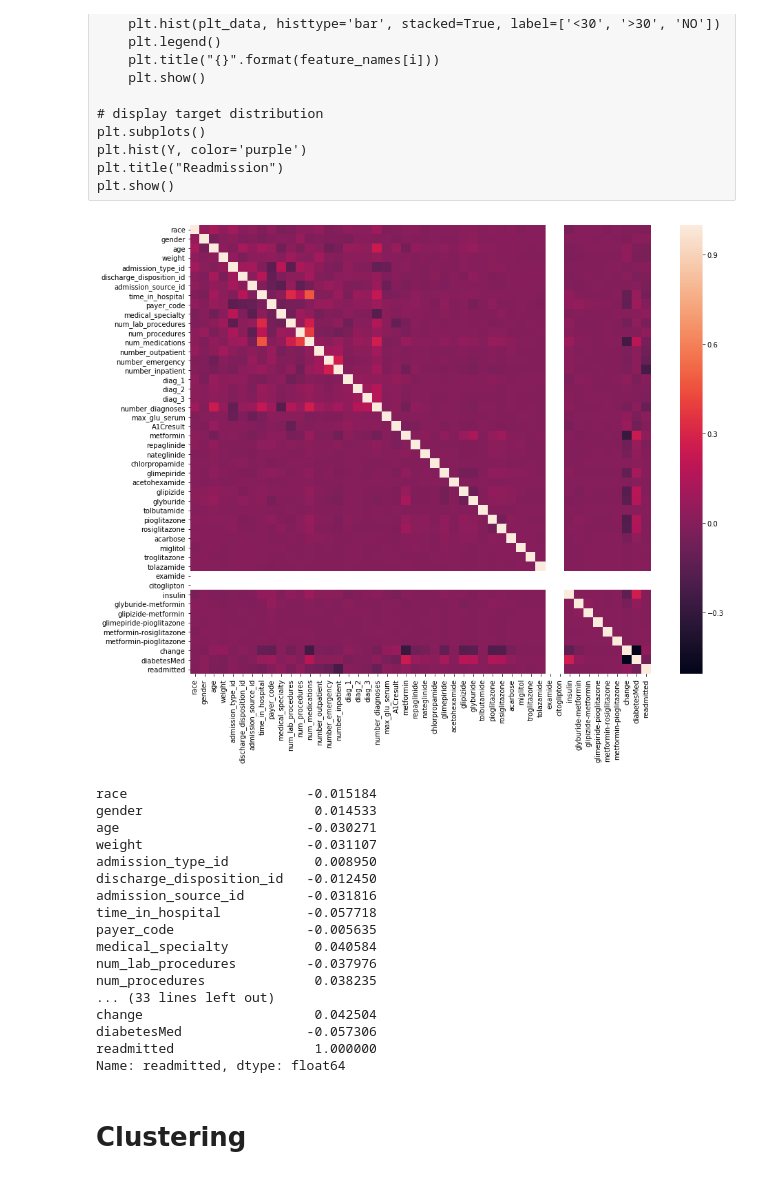
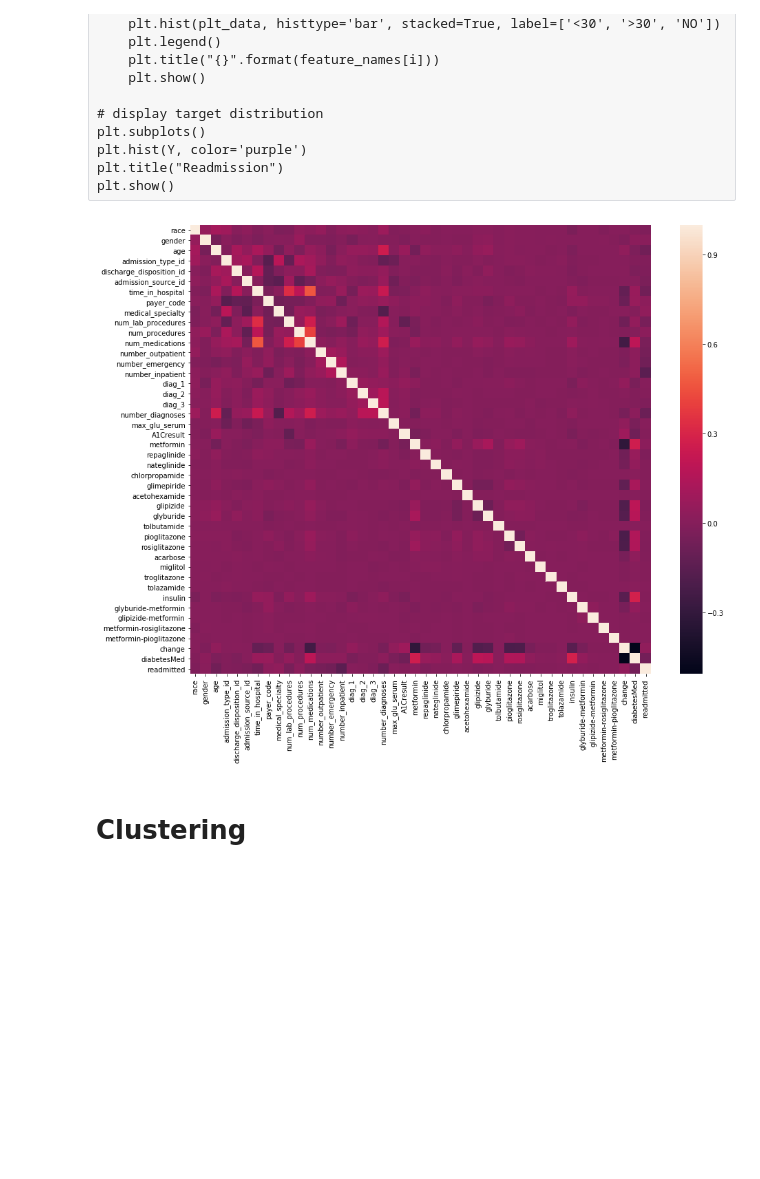
Before and after one commit to sujan-sube/pattern-recognition-project, a Jupyter notebook: pattern-recognition.ipynb, the cells around one changed output. Cells and saved outputs as stored; diff of their text form; code cells hidden in the pictures; blank space fills up the shorter version.

```diff
--- a/pattern-recognition.ipynb
+++ b/pattern-recognition.ipynb
@@ -114,7 +115,7 @@ def convertToBinaryClass(y):
 
 target_name = 'readmitted'
 use_dataframe = shuffle(use_dataframe)
-use_dataframe = dropColumn(use_dataframe, ['encounter_id', 'patient_nbr'])
+use_dataframe = dropColumn(use_dataframe, ['encounter_id', 'patient_nbr', 'weight', 'citoglipton', 'examide', 'glimepiride-pioglitazone'])
 # %%
 # display some statistics of data set
 # use_dataframe.describe()
@@ -1046,39 +1072,22 @@ plt.show()
 # %%
 ##############################
 # Visualize Dataset Characteristics:
 #        Correlation Matrix
 ##############################
 
 # calculate the correlation matrix
 corr = use_dataframe.corr()
 
 # plot the correlation heatmap
 plt.subplots(figsize=(15, 12))
 sns.heatmap(corr,
         xticklabels=corr.columns,
         yticklabels=corr.columns)
 plt.show()
 
-print(corr['readmitted'])
+correlation = corr['readmitted']
 # %% [output]
-[figure, old version]
+[figure, new version]
-race                       -0.015184
-gender                      0.014533
-age                        -0.030271
-weight                     -0.031107
-admission_type_id           0.008950
-discharge_disposition_id   -0.012450
-admission_source_id        -0.031816
-time_in_hospital           -0.057718
-payer_code                 -0.005635
-medical_specialty           0.040584
-num_lab_procedures         -0.037976
-num_procedures              0.038235
-... (33 lines left out)
-change                      0.042504
-diabetesMed                -0.057306
-readmitted                  1.000000
-Name: readmitted, dtype: float64
 # %% [markdown]
 # Clustering
 # %%
```
Also changed, not shown: parts of 12 cells of this notebook.
